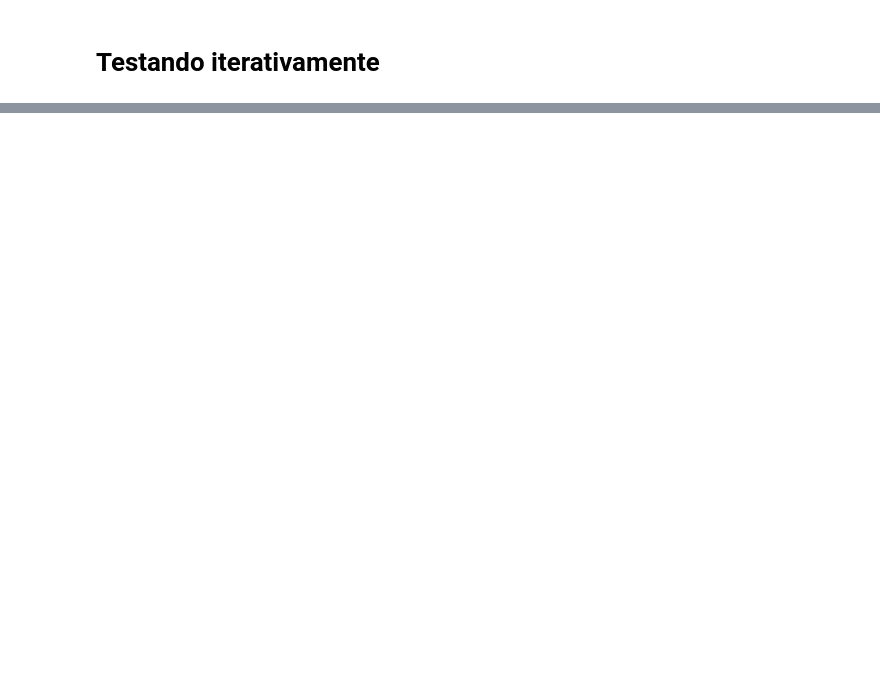
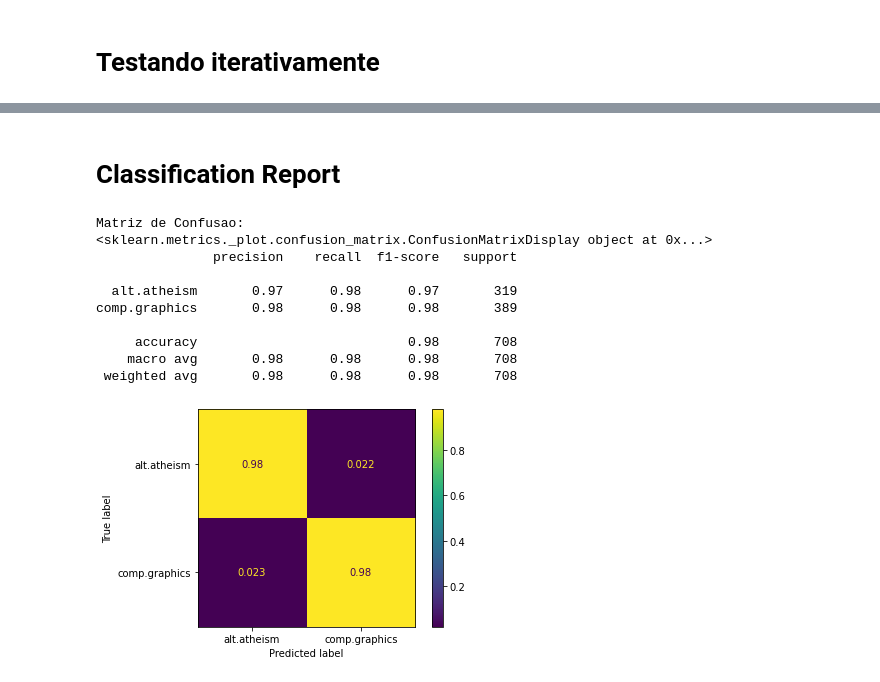
Before and after one commit to ufrpe-ensino/curso-mineracao-textos, a Jupyter notebook: 03_ClassificaçãoTextos_BoW_TF_IDF.ipynb, the cells around one changed output, grey strips where cells are left out. Saved outputs shown, nothing was run; the diff lists cells and outputs as text; code cells hidden in the pictures; blank space fills up the shorter version.

```diff
--- a/03_ClassificaçãoTextos_BoW_TF_IDF.ipynb
+++ b/03_ClassificaçãoTextos_BoW_TF_IDF.ipynb
@@ -231,0 +366,26 @@ for i,doc in enumerate(docs):
+# %% [markdown]
+# Classification Report
+# %%
+from sklearn import metrics
+
+preds = clf.predict(X_tfidf_test)
+
+print('Matriz de Confusao:')
+print(metrics.plot_confusion_matrix(clf, X_tfidf_test, twenty_test.target,
+                                    display_labels=twenty_test.target_names,
+                                    normalize='true'))
+
+print(metrics.classification_report(twenty_test.target, preds,
+                                    target_names=twenty_test.target_names))
+# %% [output]
+Matriz de Confusao:
+<sklearn.metrics._plot.confusion_matrix.ConfusionMatrixDisplay object at 0x...>
+               precision    recall  f1-score   support
+
+  alt.atheism       0.97      0.98      0.97       319
+comp.graphics       0.98      0.98      0.98       389
+
+     accuracy                           0.98       708
+    macro avg       0.98      0.98      0.98       708
+ weighted avg       0.98      0.98      0.98       708
+[figure, added]
```
Also changed, not shown: parts of 18 cells of this notebook.
